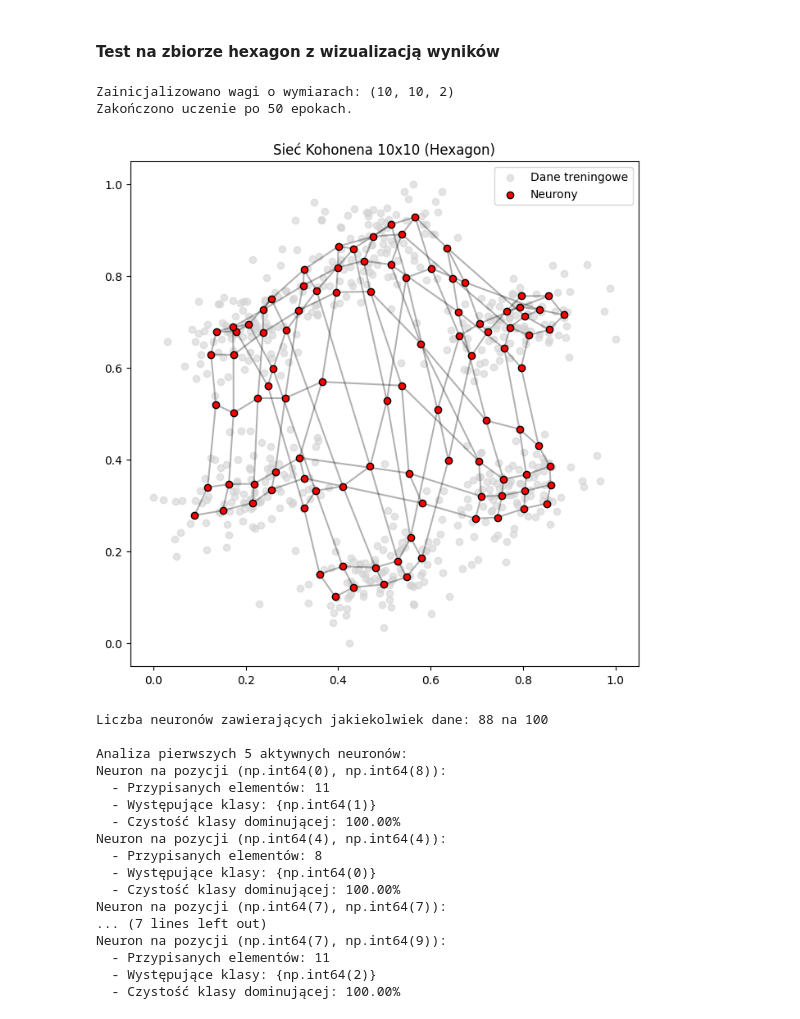
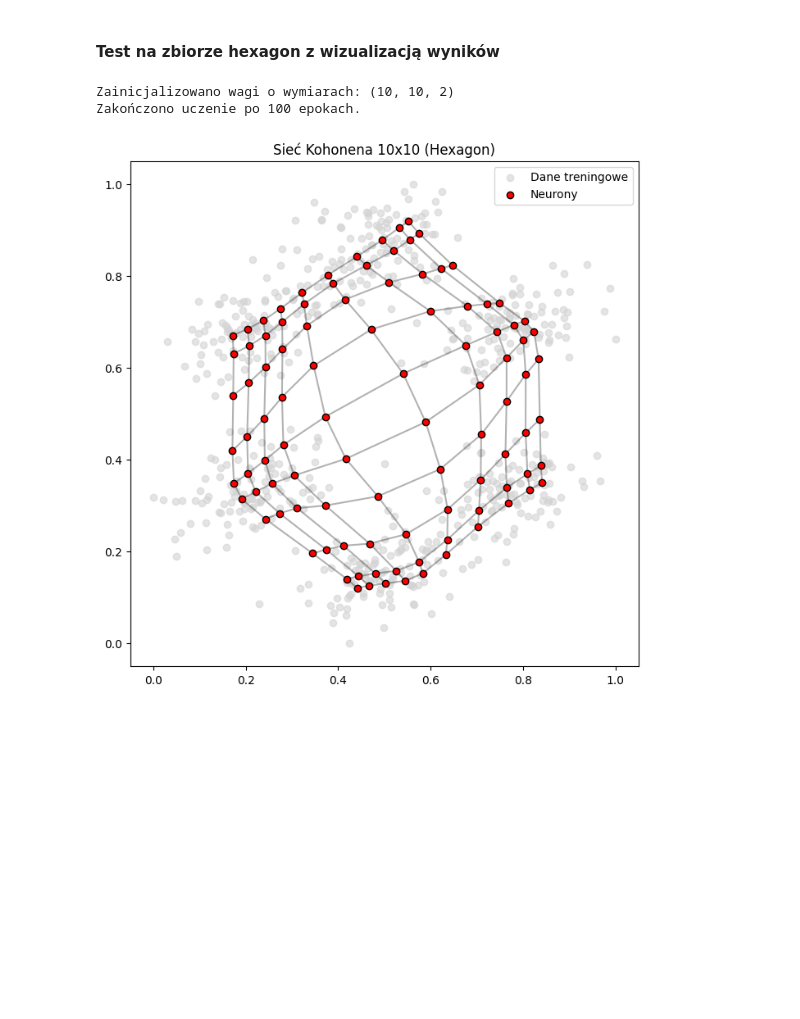
Before and after one commit to Wysocki-Piotr/Computational-intelligence, a Jupyter notebook: kohonen_network.ipynb, the cells around one changed output. Drawn from its saved outputs; the diff is of its cells as text; code cells hidden in the pictures; blank space fills up the shorter version.

```diff
--- a/kohonen_network.ipynb
+++ b/kohonen_network.ipynb
@@ -149,40 +229,8 @@ def evaluate_som_classes(model, X, labels):
 # %%
 som = KohonenNetwork(m=10, n=10)
-som.fit(X_gotowe_hex, epochs=50, neighborhood_func='gaussian', c=1.0)
+som.fit(X_gotowe_hex, epochs=100, neighborhood_func='gaussian', c=0.5)
 plot_som_2d(X_gotowe_hex, som.weights, title="Sieć Kohonena 10x10 (Hexagon)")
-neuron_dict = evaluate_som_classes(som, X_gotowe_hex, etykiety_klas_hex)
-aktywne_neurony = len(neuron_dict)
-print(f"Liczba neuronów zawierających jakiekolwiek dane: {aktywne_neurony} na 100")
-print("\nAnaliza pierwszych 5 aktywnych neuronów:")
-for i, (coords, class_list) in enumerate(neuron_dict.items()):
-    if i >= 5: break
-
-    liczba_elementow = len(class_list)
-    unikalne_klasy = set(class_list)
-    czystosc = (class_list.count(list(unikalne_klasy)[0]) / liczba_elementow) * 100
-
-    print(f"Neuron na pozycji {coords}:")
-    print(f"  - Przypisanych elementów: {liczba_elementow}")
-    print(f"  - Występujące klasy: {unikalne_klasy}")
-    print(f"  - Czystość klasy dominującej: {czystosc:.2f}%")
 # %% [output]
 Zainicjalizowano wagi o wymiarach: (10, 10, 2)
-Zakończono uczenie po 50 epokach.
+Zakończono uczenie po 100 epokach.
-[figure, old version]
+[figure, new version]
-Liczba neuronów zawierających jakiekolwiek dane: 88 na 100
-
-Analiza pierwszych 5 aktywnych neuronów:
-Neuron na pozycji (np.int64(0), np.int64(8)):
-  - Przypisanych elementów: 11
-  - Występujące klasy: {np.int64(1)}
-  - Czystość klasy dominującej: 100.00%
-Neuron na pozycji (np.int64(4), np.int64(4)):
-  - Przypisanych elementów: 8
-  - Występujące klasy: {np.int64(0)}
-  - Czystość klasy dominującej: 100.00%
-Neuron na pozycji (np.int64(7), np.int64(7)):
-... (7 lines left out)
-Neuron na pozycji (np.int64(7), np.int64(9)):
-  - Przypisanych elementów: 11
-  - Występujące klasy: {np.int64(2)}
-  - Czystość klasy dominującej: 100.00%
```
Also changed, not shown: parts of 11 cells of this notebook.
